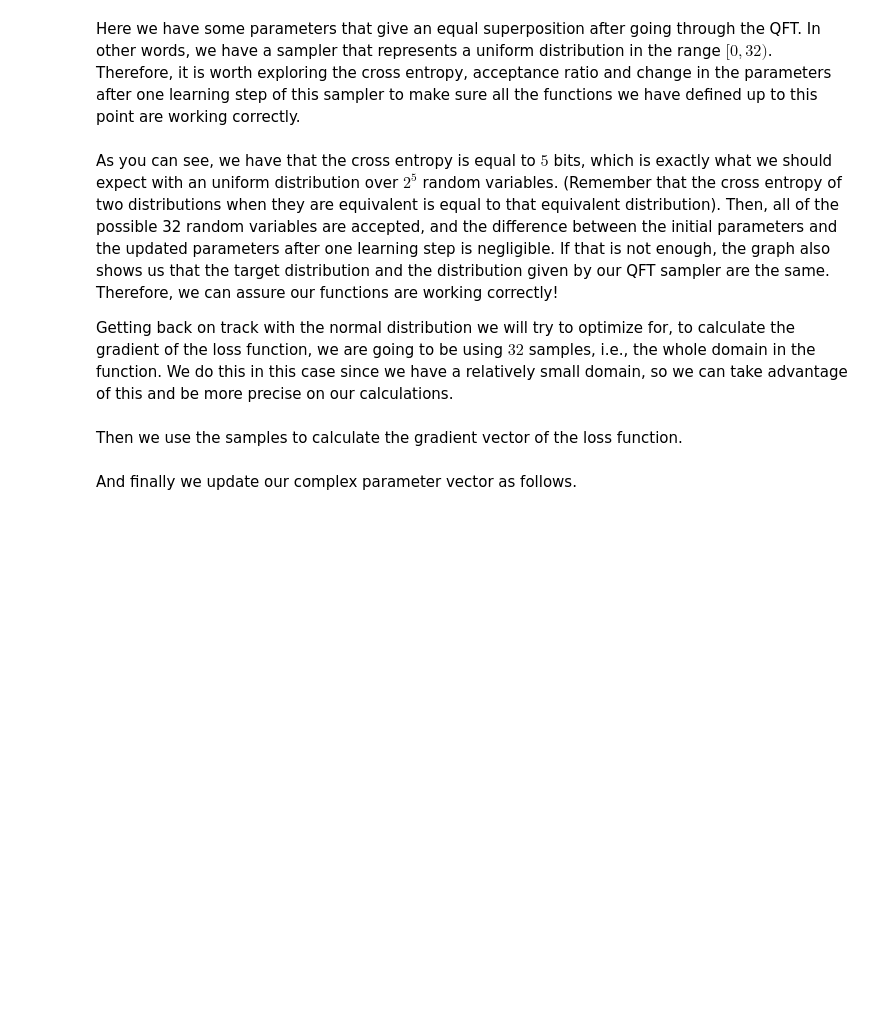
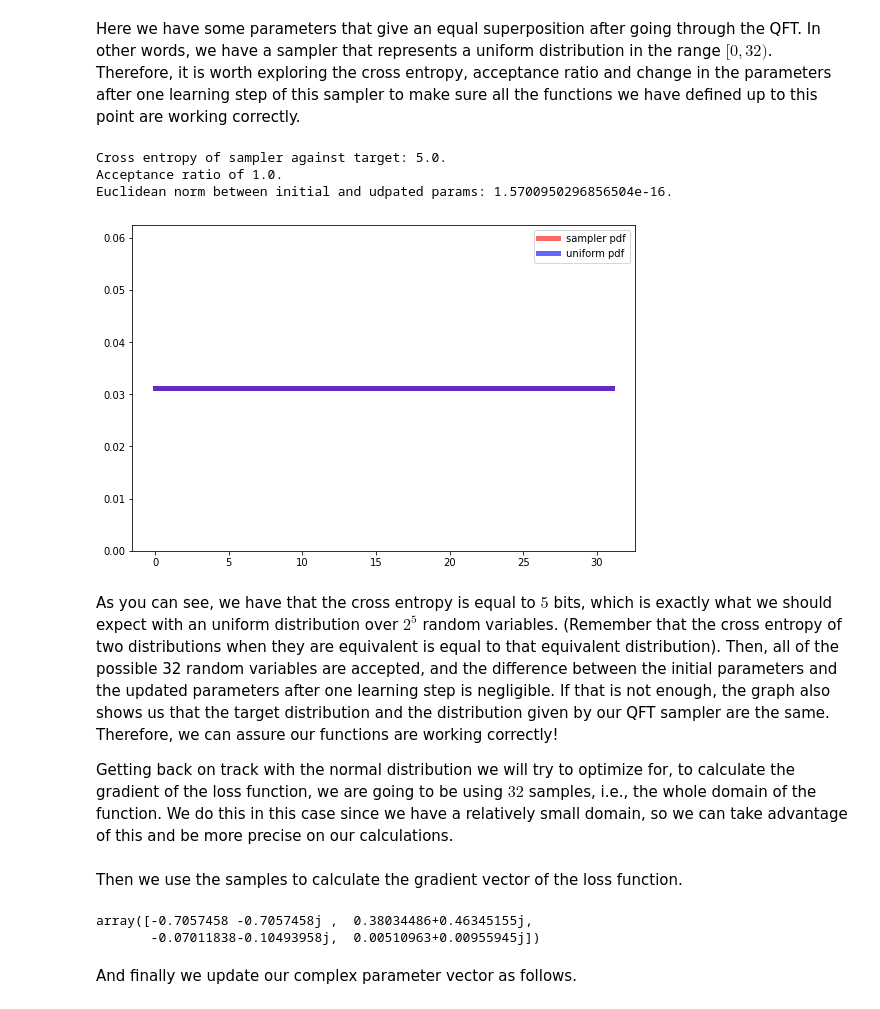
Before and after one commit to epelaaez/SelfLearningDistributions, a Jupyter notebook: notebooks/derivation.ipynb, the cells around one changed output. Cells and saved outputs as stored; diff of their text form; code cells hidden in the pictures; blank space fills up the shorter version.

```diff
--- a/notebooks/derivation.ipynb
+++ b/notebooks/derivation.ipynb
@@ -529,7 +802,8 @@ n = 5
 m = 2
 
 params    = np.zeros(2**m, dtype="complex")
-params[0] = np.sqrt(1 / (2 ** (m - 1))) + np.sqrt(1 / (2 ** (m - 1))) * 1j
+params[0] = 1 + 1j
+params    = params / np.linalg.norm(params)
 sampler   = one_sampler(n, m, params)
 
 Statevector(sampler)
@@ -538,48 +822,56 @@ Here we have some parameters that give an equal superposition after going throug
 # %%
 fig, ax = plt.subplots(1, 1)
 
 def uniform(x):
-    return 1 / 32
+    return 1 / 2**n
 
 s  = Statevector(sampler).data
 x  = np.array([i for i in range(2**n)])
 y1 = [np.real(np.dot(s[i], s[i].conj())) for i in x]
 y2 = [uniform(x) for i in x]
 
-ax.set_ylim([0, 0.06])
+ax.set_ylim([0, 1 / 2**(n-1)])
 ax.plot(x, y1, 'r-', lw=5, alpha=0.6, label='sampler pdf')
 ax.plot(x, y2, 'b-', lw=5, alpha=0.6, label='uniform pdf')
 ax.legend()
 
 r       = 0
 samples = [r]
 for r_hat in range(1, 32):
-    if accept(uniform, sampler, r, r_hat):
+    if np.random.rand() < accept(uniform, sampler, r, r_hat):
         samples.append(r_hat)
         r = r_hat
 
-entropy = cross_entropy(uniform, sampler, [i for i in range(2**n)], mode="one")
+entropy = cross_entropy(uniform, sampler, samples, mode="one")
 
-grad       = one_loss_gradient(uniform, sampler, [i for i in range(2**n)], params)
+grad       = one_loss_gradient(uniform, sampler, samples, params)
 alpha      = 0.01
 mu         = 0.9
 new_params = params - alpha * one_gradient_change(mu, grad, 0)
 new_params = new_params / np.linalg.norm(new_params)
 
 print(f"Cross entropy of sampler against target: {entropy}.")
-print(f"Acceptance ratio of {len(samples) / 32}.")
+print(f"Acceptance ratio of {(len(samples)-1) / 31}.")
 print(f"Euclidean norm between initial and udpated params: {np.linalg.norm(params - new_params)}.")
+# %% [output]
+Cross entropy of sampler against target: 5.0.
+Acceptance ratio of 1.0.
+Euclidean norm between initial and udpated params: 1.5700950296856504e-16.
+[figure, added]
 # %% [markdown]
 As you can see, we have that the cross entropy is equal to $5$ bits, which is exactly what we should expect with an uniform distribution over $2^{5}$ random variables. (Remember that the cross entropy of two distributions when they are equivalent is equal to that equivalent distribution). Then, all of the possible 32 random variables are accepted, and the difference between the initial parameters and the updated parameters after one learning step is negligible. If that is not enough, the graph also shows us that the target distribution and the distribution given by our QFT sampler are the same. Therefore, we can assure our functions are working correctly!
 
-Getting back on track with the normal distribution we will try to optimize for, to calculate the gradient of the loss function, we are going to be using $32$ samples, i.e., the whole domain in the function. We do this in this case since we have a relatively small domain, so we can take advantage of this and be more precise on our calculations.
+Getting back on track with the normal distribution we will try to optimize for, to calculate the gradient of the loss function, we are going to be using $32$ samples, i.e., the whole domain of the function. We do this in this case since we have a relatively small domain, so we can take advantage of this and be more precise on our calculations.
 # %%
 samples = [i for i in range(2**n)]
 # %% [markdown]
 Then we use the samples to calculate the gradient vector of the loss function.
 # %%
-grad = one_loss_gradient(norm.pdf, sampler, samples, params)
+grad = one_loss_gradient(norm, sampler, samples, params)
 grad
+# %% [output]
+array([-0.7057458 -0.7057458j ,  0.38034486+0.46345155j,
+       -0.07011838-0.10493958j,  0.00510963+0.00955945j])
 # %% [markdown]
 And finally we update our complex parameter vector as follows.
 # %%
```
Also changed, not shown: parts of 58 cells of this notebook.
